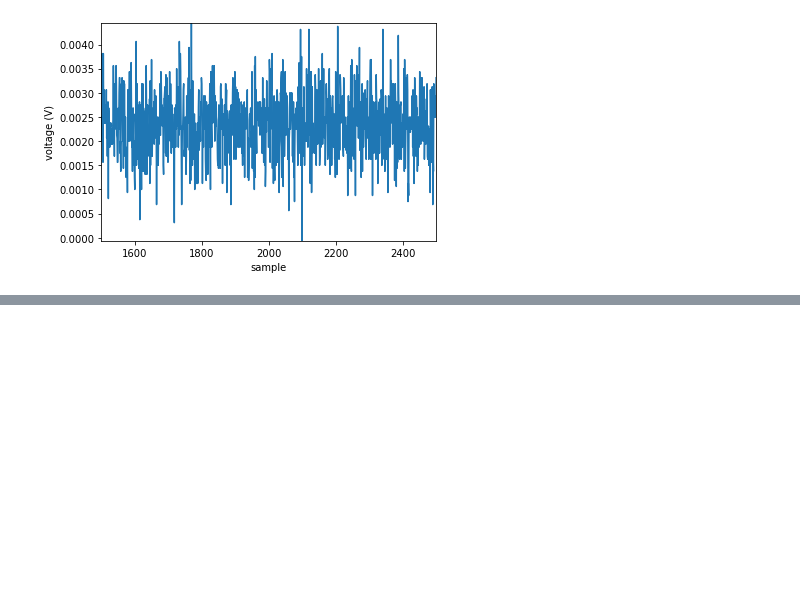
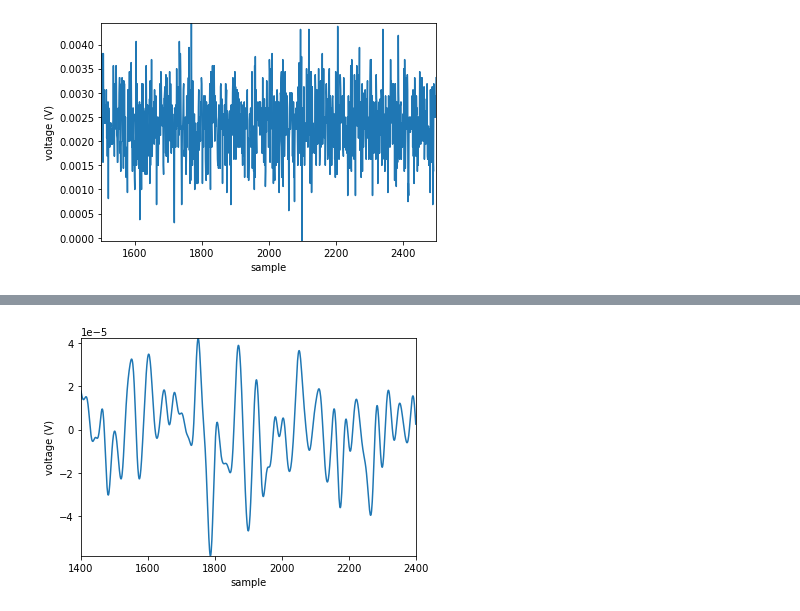
Before and after one commit to leofor19/nb-analysis-pandas, a Jupyter notebook: Jupyter/jupy3_uwb_data_read.ipynb, the cells around one changed output, grey strips where cells are left out. Cells and saved outputs as stored; diff of their text form; code cells hidden in the pictures; blank space fills up the shorter version.

```diff
--- a/Jupyter/jupy3_uwb_data_read.ipynb
+++ b/Jupyter/jupy3_uwb_data_read.ipynb
@@ -148,0 +145,10 @@ ax.set(xlabel = 'sample', ylabel = 'voltage (V)');
+# %%
+import matplotlib.pyplot as plt
+
+fig, ax = plt.subplots()
+ax.plot(df2.loc[df2.pair.eq('(1,2)') & df2.samples.between(1400, 2400), 'samples'], df2.loc[df2.pair.eq('(1,2)') & df2.samples.between(1400, 2400), 'signal']);
+# ax.legend(title='Order')
+ax.autoscale(tight=True);
+ax.set(xlabel = 'sample', ylabel = 'voltage (V)');
+# %% [output]
+[figure, added]
```
Also changed, not shown: parts of 4 cells of this notebook, 1 other file.
